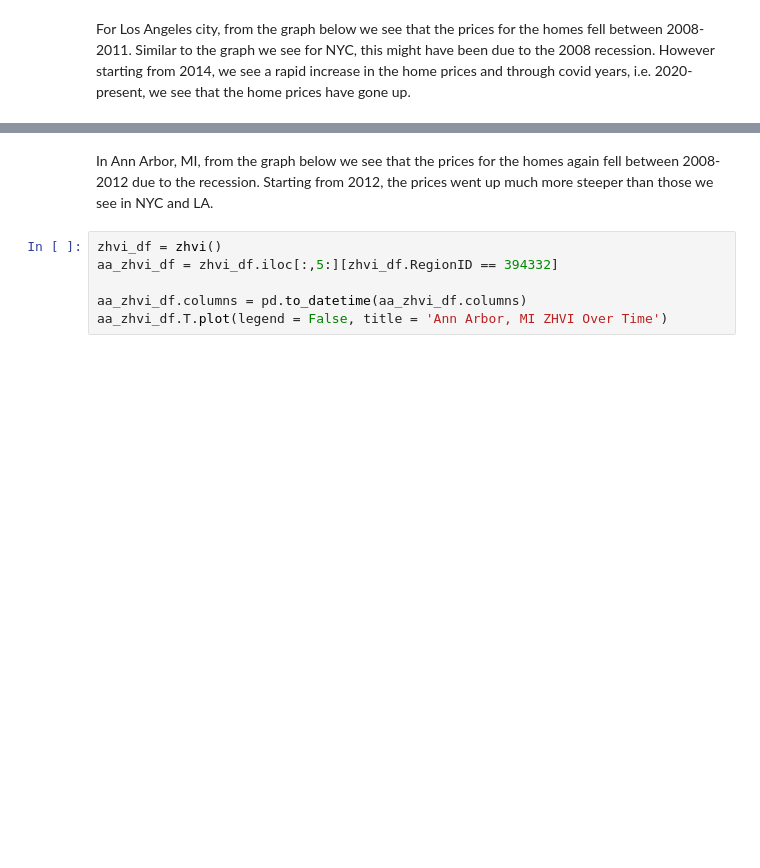
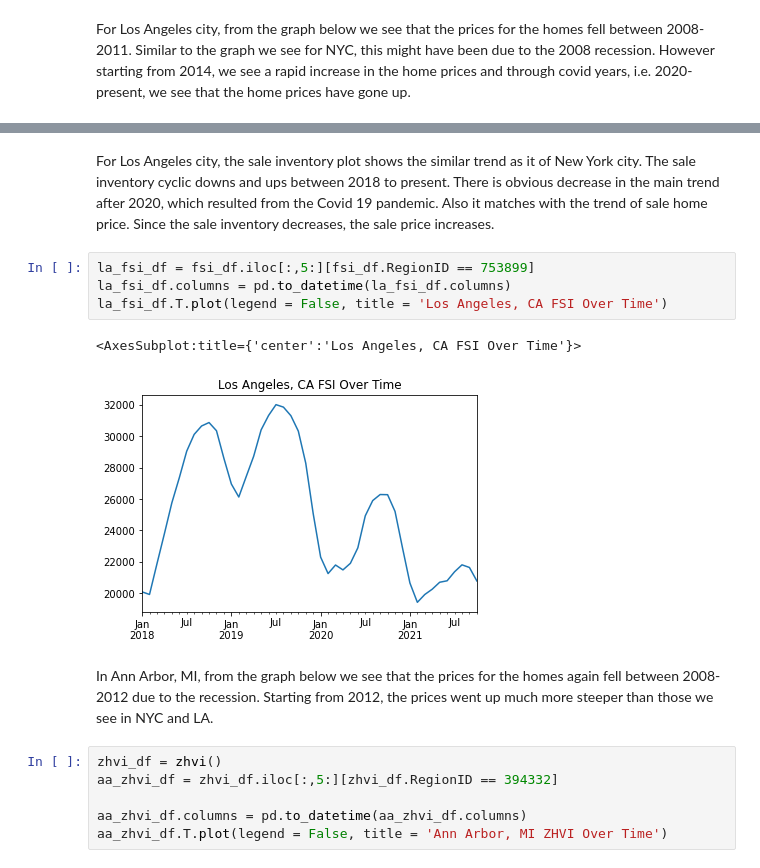
Before and after one commit to daniel3521/STA-141B-Final-Project, a Jupyter notebook: notebook/STA141B-Final-Project.ipynb, the cells around one changed output, grey strips where cells are left out. Cells and saved outputs as stored; diff of their text form; blank space fills up the shorter version.

```diff
--- a/notebook/STA141B-Final-Project.ipynb
+++ b/notebook/STA141B-Final-Project.ipynb
@@ -215,3 +223,12 @@ la_zhvi_df.T.plot(legend = False, title = 'Los Angeles, CA ZHVI Over Time')
+# %% [markdown]
+For Los Angeles city, the sale inventory plot shows the similar trend as it of New York city. The sale inventory cyclic downs and ups between 2018 to present. There is obvious decrease in the main trend after 2020, which resulted from the Covid 19 pandemic. Also it matches with the trend of sale home price. Since the sale inventory decreases, the sale price increases.
+# %%
+la_fsi_df = fsi_df.iloc[:,5:][fsi_df.RegionID == 753899]
+la_fsi_df.columns = pd.to_datetime(la_fsi_df.columns)
+la_fsi_df.T.plot(legend = False, title = 'Los Angeles, CA FSI Over Time')
+# %% [output]
+<AxesSubplot:title={'center':'Los Angeles, CA FSI Over Time'}>
+[figure, added]
 # %% [markdown]
 In Ann Arbor, MI, from the graph below we see that the prices for the homes again fell between 2008-2012 due to the recession. Starting from 2012, the prices went up much more steeper than those we see in NYC and LA.
 # %%
```
Also changed, not shown: parts of 10 cells of this notebook.
